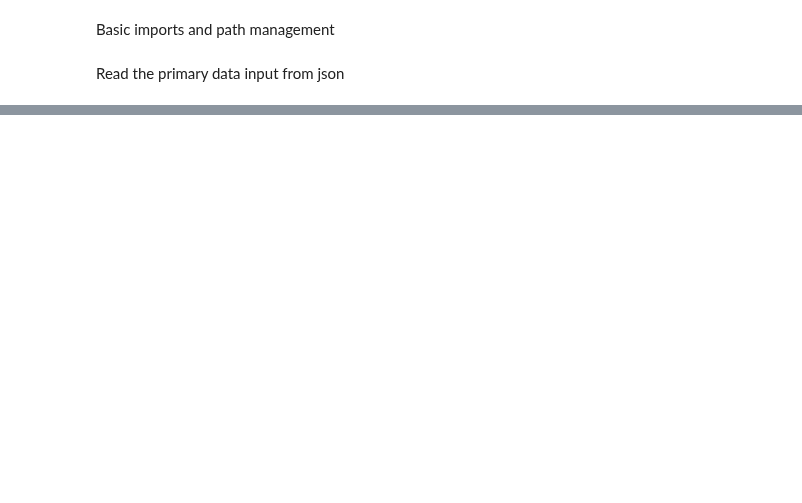
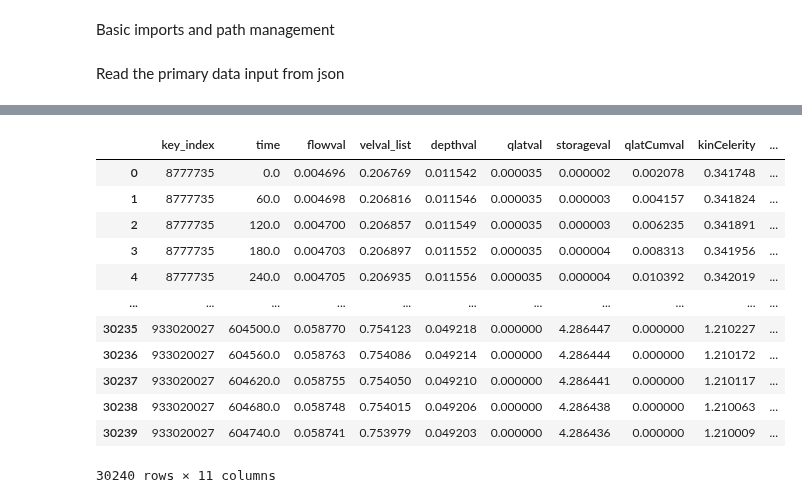
Before and after one commit to jhrehanoaa/t-route, a Jupyter notebook: src/python_routing_v01/Florence_Test.ipynb, the cells around one changed output, grey strips where cells are left out. Drawn from its saved outputs; the diff is of its cells as text; code cells hidden in the pictures; blank space fills up the shorter version.

```diff
--- a/src/python_routing_v01/Florence_Test.ipynb
+++ b/src/python_routing_v01/Florence_Test.ipynb
@@ -1357 +1389,17 @@ df_indexed_300
+# %%
+df_indexed_60
+# %% [output]
+|  | key_index | time | flowval | velval_list | depthval | qlatval | storageval | qlatCumval | kinCelerity | ... |
+| 0 | 8777735 | 0.0 | 0.004696 | 0.206769 | 0.011542 | 0.000035 | 0.000002 | 0.002078 | 0.341748 | ... |
+| 1 | 8777735 | 60.0 | 0.004698 | 0.206816 | 0.011546 | 0.000035 | 0.000003 | 0.004157 | 0.341824 | ... |
+| 2 | 8777735 | 120.0 | 0.004700 | 0.206857 | 0.011549 | 0.000035 | 0.000003 | 0.006235 | 0.341891 | ... |
+| 3 | 8777735 | 180.0 | 0.004703 | 0.206897 | 0.011552 | 0.000035 | 0.000004 | 0.008313 | 0.341956 | ... |
+| 4 | 8777735 | 240.0 | 0.004705 | 0.206935 | 0.011556 | 0.000035 | 0.000004 | 0.010392 | 0.342019 | ... |
+| ... | ... | ... | ... | ... | ... | ... | ... | ... | ... | ... |
+| 30235 | 933020027 | 604500.0 | 0.058770 | 0.754123 | 0.049218 | 0.000000 | 4.286447 | 0.000000 | 1.210227 | ... |
+| 30236 | 933020027 | 604560.0 | 0.058763 | 0.754086 | 0.049214 | 0.000000 | 4.286444 | 0.000000 | 1.210172 | ... |
+| 30237 | 933020027 | 604620.0 | 0.058755 | 0.754050 | 0.049210 | 0.000000 | 4.286441 | 0.000000 | 1.210117 | ... |
+| 30238 | 933020027 | 604680.0 | 0.058748 | 0.754015 | 0.049206 | 0.000000 | 4.286438 | 0.000000 | 1.210063 | ... |
+| 30239 | 933020027 | 604740.0 | 0.058741 | 0.753979 | 0.049203 | 0.000000 | 4.286436 | 0.000000 | 1.210009 | ... |
+30240 rows × 11 columns
 # %%
```
Also changed, not shown: parts of 7 cells of this notebook.
